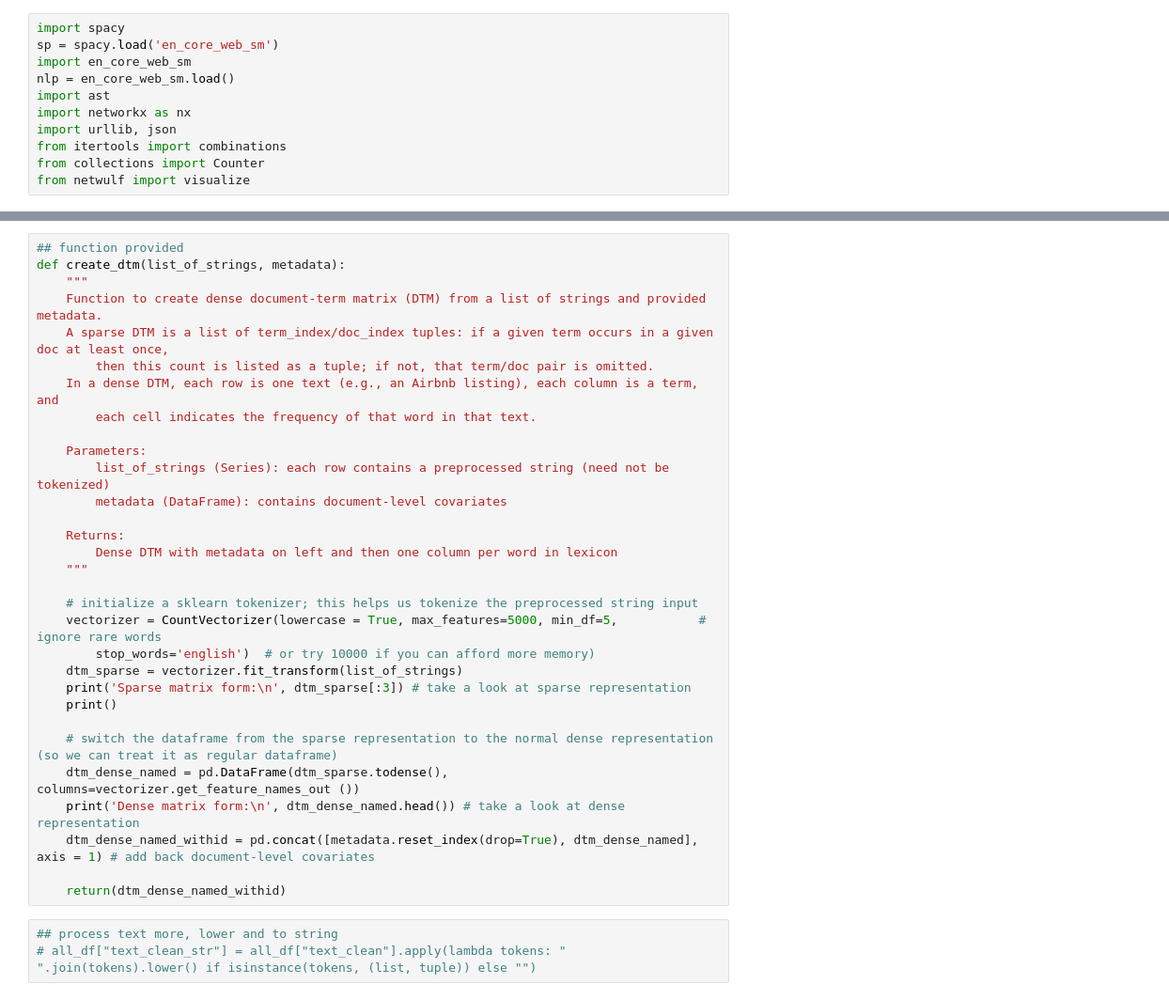
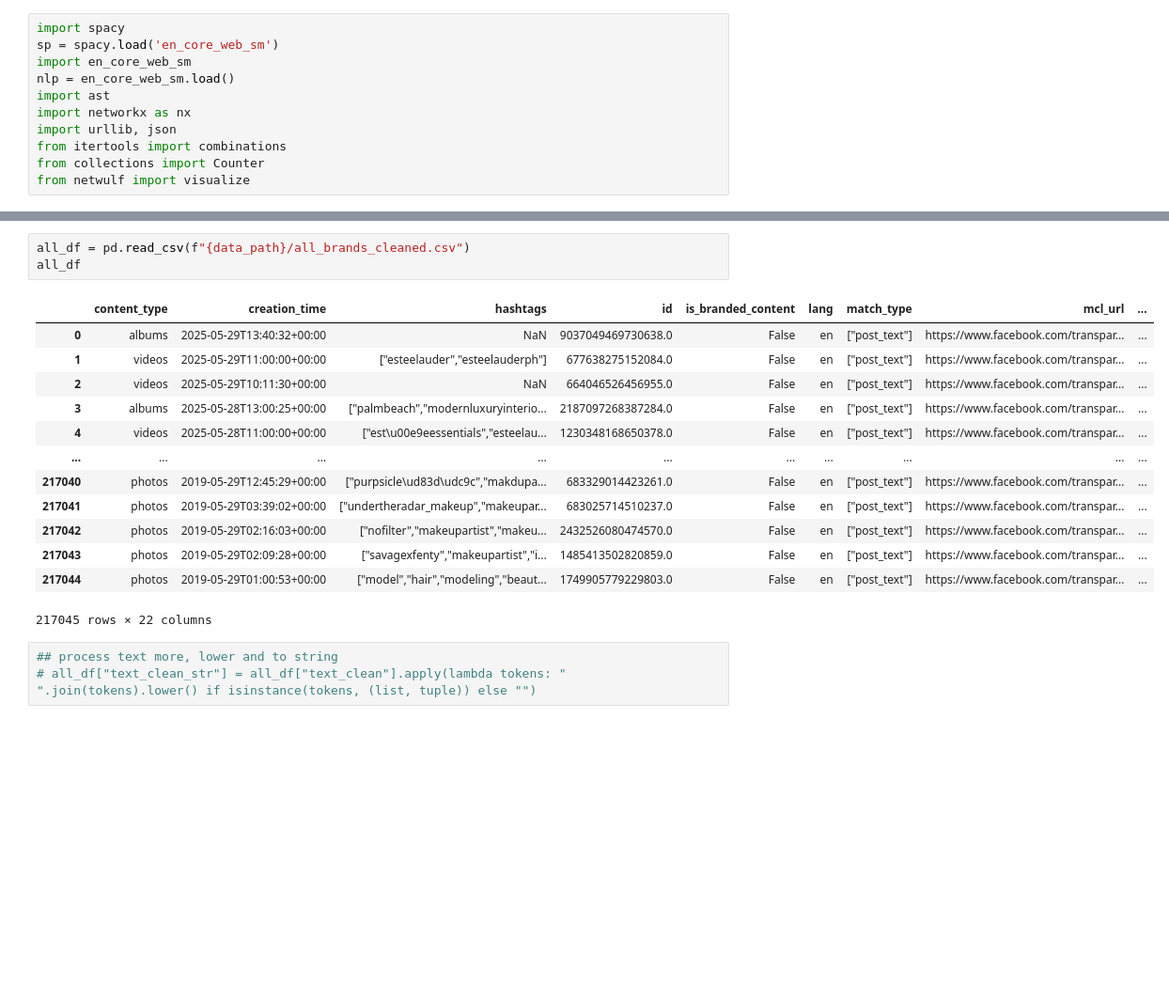
Before and after one commit to oooogiselle/Skinfluence, a Jupyter notebook: code/01_sentiment_analysis/instagram/02_instagram_sentiment.ipynb, the cells around one changed output, grey strips where cells are left out. Shown at 94% size. Cells and saved outputs as stored; diff of their text form; blank space fills up the shorter version.

```diff
--- a/code/01_sentiment_analysis/instagram/02_instagram_sentiment.ipynb
+++ b/code/01_sentiment_analysis/instagram/02_instagram_sentiment.ipynb
@@ -76,34 +54,20 @@ all_df.sample(20)
-# %%
-## function provided
-def create_dtm(list_of_strings, metadata):
-    """
-    Function to create dense document-term matrix (DTM) from a list of strings and provided metadata.
-    A sparse DTM is a list of term_index/doc_index tuples: if a given term occurs in a given doc at least once,
-        then this count is listed as a tuple; if not, that term/doc pair is omitted.
-    In a dense DTM, each row is one text (e.g., an Airbnb listing), each column is a term, and
-        each cell indicates the frequency of that word in that text.
-
-    Parameters:
-        list_of_strings (Series): each row contains a preprocessed string (need not be tokenized)
-        metadata (DataFrame): contains document-level covariates
-
-    Returns:
-        Dense DTM with metadata on left and then one column per word in lexicon
-    """
-
-    # initialize a sklearn tokenizer; this helps us tokenize the preprocessed string input
-    vectorizer = CountVectorizer(lowercase = True, max_features=5000, min_df=5,           # ignore rare words
-        stop_words='english')  # or try 10000 if you can afford more memory)
-    dtm_sparse = vectorizer.fit_transform(list_of_strings)
-    print('Sparse matrix form:\n', dtm_sparse[:3]) # take a look at sparse representation
-    print()
-
-    # switch the dataframe from the sparse representation to the normal dense representation (so we can treat it as regular dataframe)
-    dtm_dense_named = pd.DataFrame(dtm_sparse.todense(), columns=vectorizer.get_feature_names_out ())
-    print('Dense matrix form:\n', dtm_dense_named.head()) # take a look at dense representation
-    dtm_dense_named_withid = pd.concat([metadata.reset_index(drop=True), dtm_dense_named], axis = 1) # add back document-level covariates
-
-    return(dtm_dense_named_withid)
+# %%
+all_df = pd.read_csv(f"{data_path}/all_brands_cleaned.csv")
+all_df
+# %% [output]
+|  | content_type | creation_time | hashtags | id | is_branded_content | lang | match_type | mcl_url | ... |
+| 0 | albums | 2025-05-29T13:40:32+00:00 | NaN | 9037049469730638.0 | False | en | ["post_text"] | https://www.facebook.com/transpar... | ... |
+| 1 | videos | 2025-05-29T11:00:00+00:00 | ["esteelauder","esteelauderph"] | 677638275152084.0 | False | en | ["post_text"] | https://www.facebook.com/transpar... | ... |
+| 2 | videos | 2025-05-29T10:11:30+00:00 | NaN | 664046526456955.0 | False | en | ["post_text"] | https://www.facebook.com/transpar... | ... |
+| 3 | albums | 2025-05-28T13:00:25+00:00 | ["palmbeach","modernluxuryinterio... | 2187097268387284.0 | False | en | ["post_text"] | https://www.facebook.com/transpar... | ... |
+| 4 | videos | 2025-05-28T11:00:00+00:00 | ["est\u00e9eessentials","esteelau... | 1230348168650378.0 | False | en | ["post_text"] | https://www.facebook.com/transpar... | ... |
+| ... | ... | ... | ... | ... | ... | ... | ... | ... | ... |
+| 217040 | photos | 2019-05-29T12:45:29+00:00 | ["purpsicle\ud83d\udc9c","makdupa... | 683329014423261.0 | False | en | ["post_text"] | https://www.facebook.com/transpar... | ... |
+| 217041 | photos | 2019-05-29T03:39:02+00:00 | ["undertheradar_makeup","makeupar... | 683025714510237.0 | False | en | ["post_text"] | https://www.facebook.com/transpar... | ... |
+| 217042 | photos | 2019-05-29T02:16:03+00:00 | ["nofilter","makeupartist","makeu... | 2432526080474570.0 | False | en | ["post_text"] | https://www.facebook.com/transpar... | ... |
+| 217043 | photos | 2019-05-29T02:09:28+00:00 | ["savagexfenty","makeupartist","i... | 1485413502820859.0 | False | en | ["post_text"] | https://www.facebook.com/transpar... | ... |
+| 217044 | photos | 2019-05-29T01:00:53+00:00 | ["model","hair","modeling","beaut... | 1749905779229803.0 | False | en | ["post_text"] | https://www.facebook.com/transpar... | ... |
+217045 rows × 22 columns
 # %%
 ## process text more, lower and to string
 # all_df["text_clean_str"] = all_df["text_clean"].apply(lambda tokens: " ".join(tokens).lower() if isinstance(tokens, (list, tuple)) else "")
```
Also changed, not shown: parts of 23 cells of this notebook.
